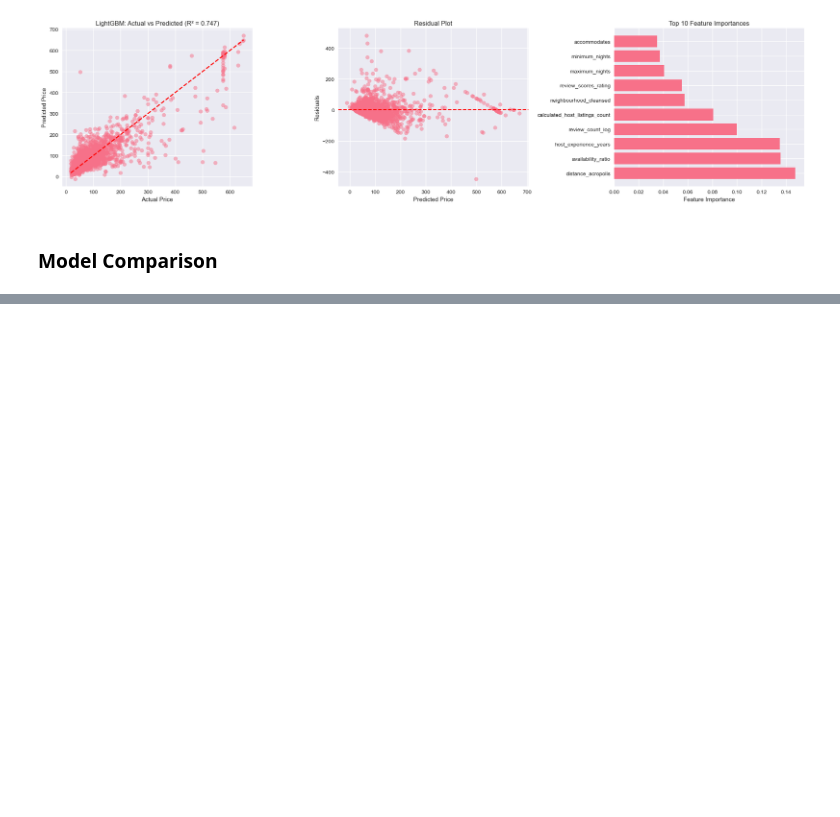
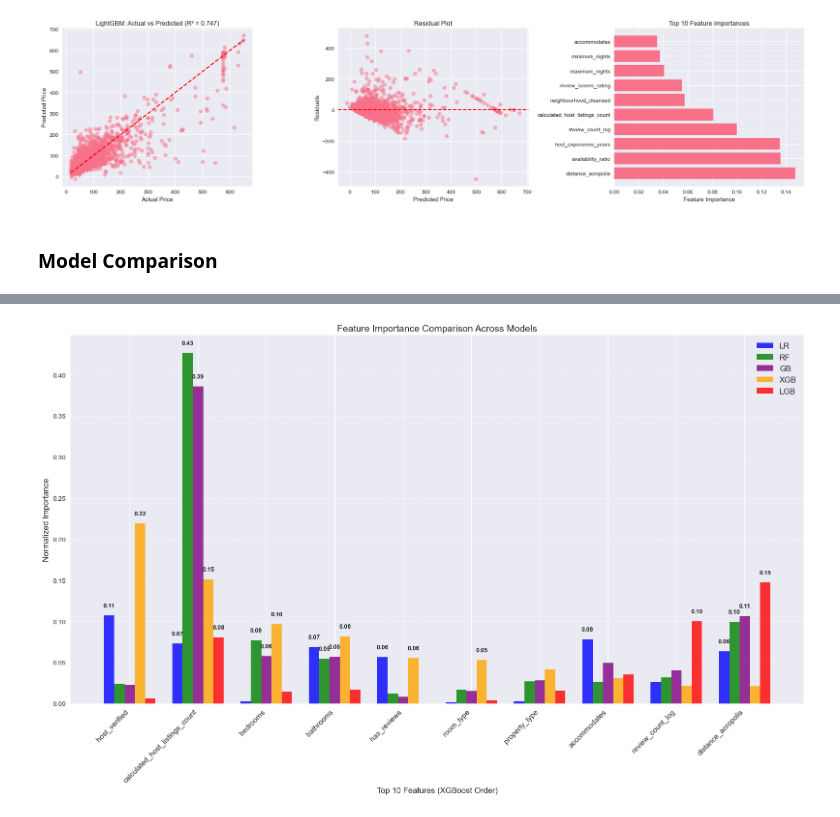
Before and after one commit to Ioannis-Stamatakis/price-prediction-athens-airbnb, a Jupyter notebook: Notebook/model_pipeline_notebook.ipynb, the cells around one changed output, grey strips where cells are left out. Cells and saved outputs as stored; diff of their text form; code cells hidden in the pictures; blank space fills up the shorter version.

```diff
--- a/Notebook/model_pipeline_notebook.ipynb
+++ b/Notebook/model_pipeline_notebook.ipynb
@@ -885,0 +853,52 @@ Best Models: R²=XGBoost, MAE=XGBoost, RMSE=XGBoost, Training Time=Linear Regres
+# %%
+# Feature Importance Comparison
+plt.figure(figsize=(16, 10))
+
+try:
+    importances = []
+    labels = ['LR', 'RF', 'GB', 'XGB', 'LGB']
+    importance_vars = [lr_feature_importance, rf_feature_importance, gb_feature_importance,
+                      xgb_feature_importance, lgb_feature_importance]
+
+    # Use XGBoost's feature order
+    xgb_features = xgb_feature_importance.head(10)['feature'].tolist()
+
+    # For each model, extract importance for XGBoost's top 10 features
+    for imp_df in importance_vars:
+        model_importances = []
+        for feature in xgb_features:
+            if feature in imp_df['feature'].values:
+                feature_importance = imp_df[imp_df['feature'] == feature]['importance'].iloc[0]
+                model_importances.append(feature_importance)
+            else:
+                model_importances.append(0)
+        importances.append(model_importances)
+
+    # Plot with aligned data - now bigger and clearer
+    x = np.arange(10)
+    width = 0.15
+    for i, (imp, label, color) in enumerate(zip(importances, labels, colors)):
+        plt.bar(x + i*width - 2*width, imp, width, label=label, color=color, alpha=0.8)
+
+    plt.xlabel('Top 10 Features (XGBoost Order)', fontsize=12)
+    plt.ylabel('Normalized Importance', fontsize=12)
+    plt.title('Feature Importance Comparison Across Models', fontsize=14)
+    plt.xticks(x, xgb_features, rotation=45, ha='right', fontsize=11)
+    plt.legend(fontsize=12)
+    plt.grid(axis='y', linestyle='--', alpha=0.7)
+
+    # Add value labels on top of bars for the most important features
+    for i, model_imp in enumerate(importances):
+        for j, v in enumerate(model_imp):
+            if v >= 0.05:  # Only label bars with importance >= 5%
+                plt.text(j + i*width - 2*width, v + 0.01, f'{v:.2f}',
+                        ha='center', fontweight='bold', fontsize=9)
+
+except Exception as e:
+    plt.text(0.5, 0.5, f'Feature importance comparison unavailable\n{str(e)}',
+            ha='center', va='center', transform=plt.gca().transAxes)
+
+plt.tight_layout()
+plt.show()
+# %% [output]
+[figure, added]
```
Also changed, not shown: parts of 5 cells of this notebook, 3 other files.
